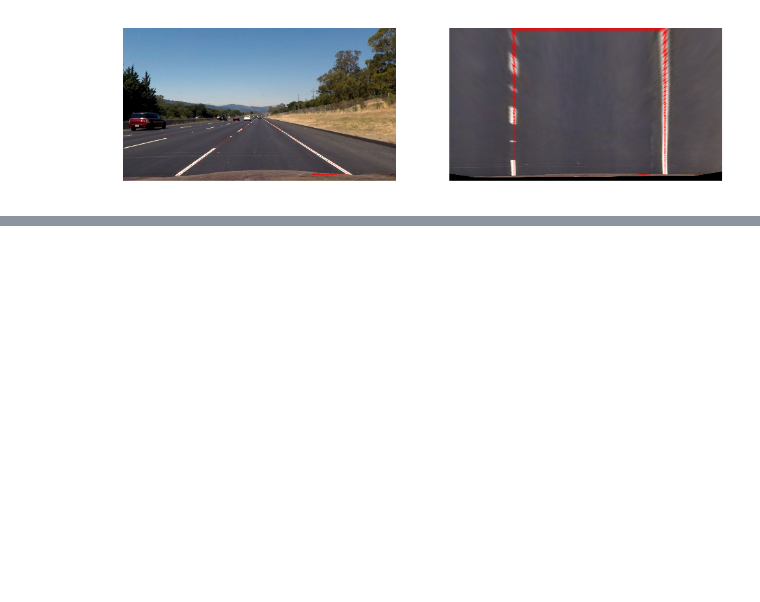
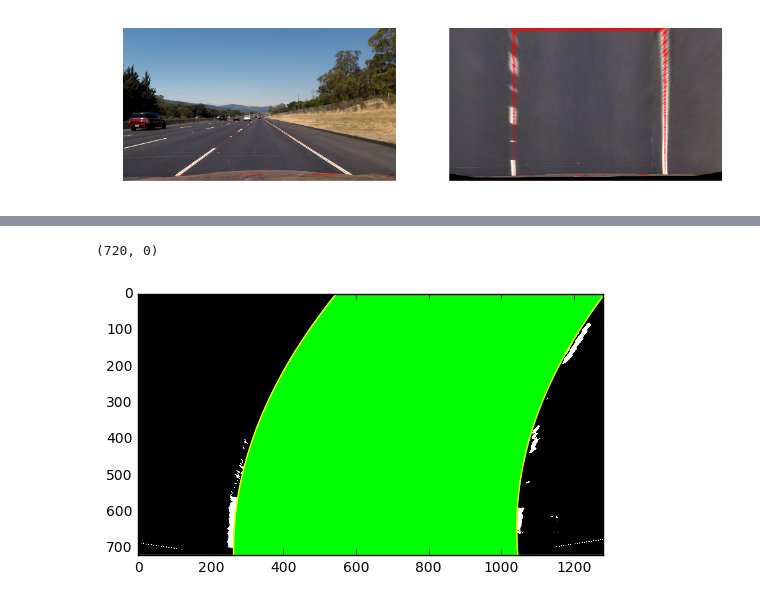
Before and after one commit to Allensmile/CarND-Advanced-Lane-Lines, a Jupyter notebook: src/Image_Analysis.ipynb, the cells around one changed output, grey strips where cells are left out. Drawn from its saved outputs; the diff is of its cells as text; code cells hidden in the pictures; blank space fills up the shorter version.

```diff
--- a/src/Image_Analysis.ipynb
+++ b/src/Image_Analysis.ipynb
@@ -203,0 +300,21 @@ plt.show()
+# %%
+fity = np.linspace(0, binary_warped.shape[0]-1, binary_warped.shape[0] )
+fit_leftx = left_fit[0]*fity**2 + left_fit[1]*fity + left_fit[2]
+fit_rightx = right_fit[0]*fity**2 + right_fit[1]*fity + right_fit[2]
+
+out_image[nonzeroy[left_lane_inds], nonzerox[left_lane_inds], 0] = 255
+out_image[nonzeroy[right_lane_inds], nonzerox[right_lane_inds], 2] = 255
+
+pts_left = np.array([np.transpose(np.vstack([fit_leftx, fity]))])
+pts_right = np.array([np.flipud(np.transpose(np.vstack([fit_rightx, fity])))])
+pts = np.hstack((pts_left, pts_right))
+cv2.fillPoly(out_image, np.int_([pts]), (0,255, 0))
+
+plt.imshow(out_image)
+plt.plot(fit_leftx, fity, color='yellow')
+plt.plot(fit_rightx, fity, color='yellow')
+plt.xlim(0, 1280)
+plt.ylim(720, 0)
+# %% [output]
+(720, 0)
+[figure, added]
```
Also changed, not shown: parts of 4 cells of this notebook.
